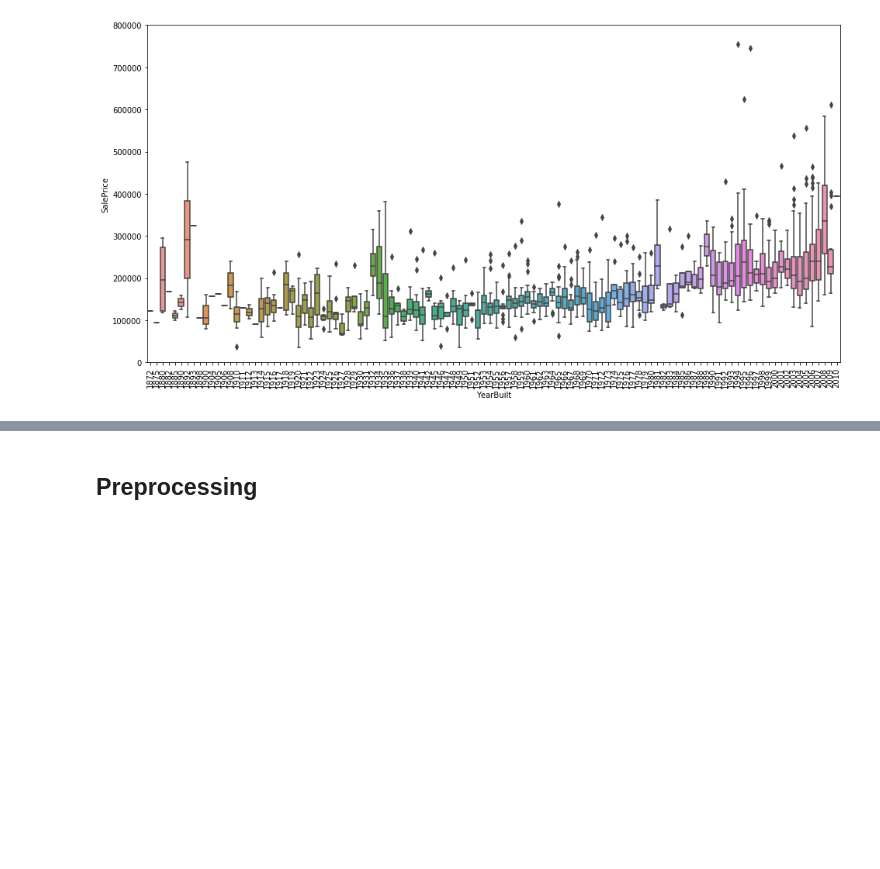
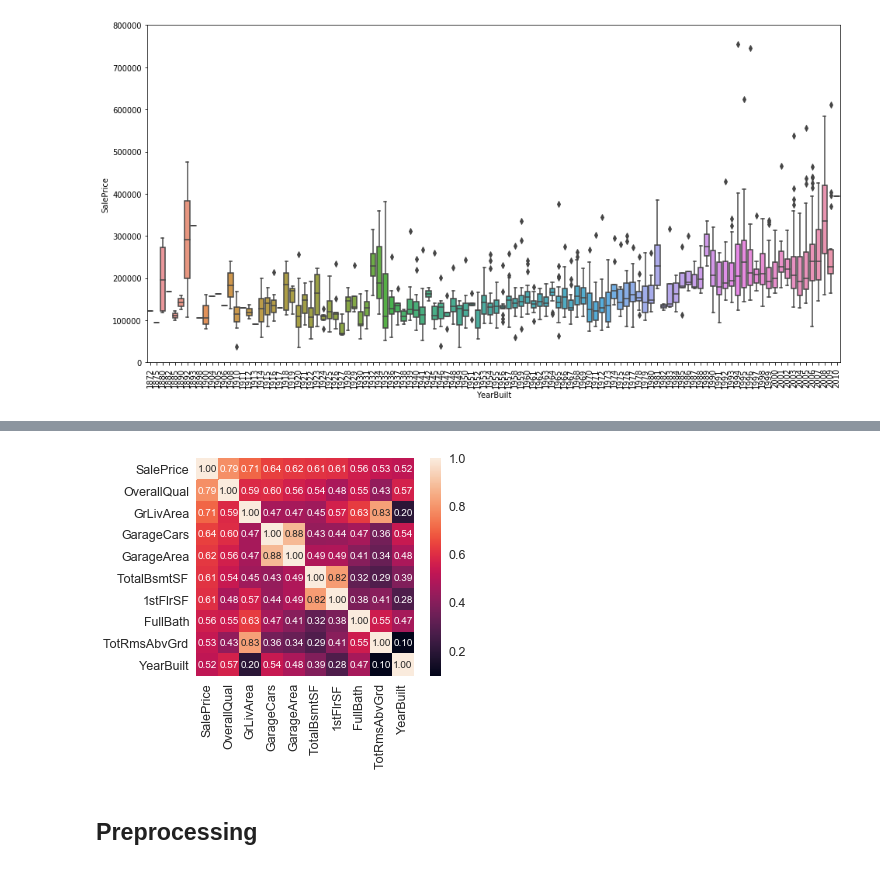
Before and after one commit to asdfg9822/gazua, a Jupyter notebook: House_Prices/basescript-2.ipynb, the cells around one changed output, grey strips where cells are left out. Saved outputs shown, nothing was run; the diff lists cells and outputs as text; code cells hidden in the pictures; blank space fills up the shorter version.

```diff
--- a/House_Prices/basescript-2.ipynb
+++ b/House_Prices/basescript-2.ipynb
@@ -352,3 +363,17 @@ plt.xticks(rotation=90);
+# %%
+import numpy as np
+#saleprice correlation matrix
+k = 10 #number of variables for heatmap
+cols = corrmat.nlargest(k, 'SalePrice')['SalePrice'].index
+cm = np.corrcoef(df_train[cols].values.T)
+sns.set(font_scale=1.25)
+hm = sns.heatmap(cm, cbar=True, annot=True, square=True, fmt='.2f', annot_kws={'size': 10}, yticklabels=cols.values, xticklabels=cols.values)
+plt.show()
+
+# OverallQual과 GrLivArea 그리고 TotalBsmtSF는 SalePrice와 강력한 관계가 있다.
+# GarageCars와 GarageArea또한 강한 관계가 있지만 2개는 거의 동일하고 우리는 하나의 변수만을 필요로 한다
+# %% [output]
+[figure, added]
 # %% [markdown]
 ## Preprocessing
 # %% [markdown]
```
Also changed, not shown: parts of 5 cells of this notebook.
